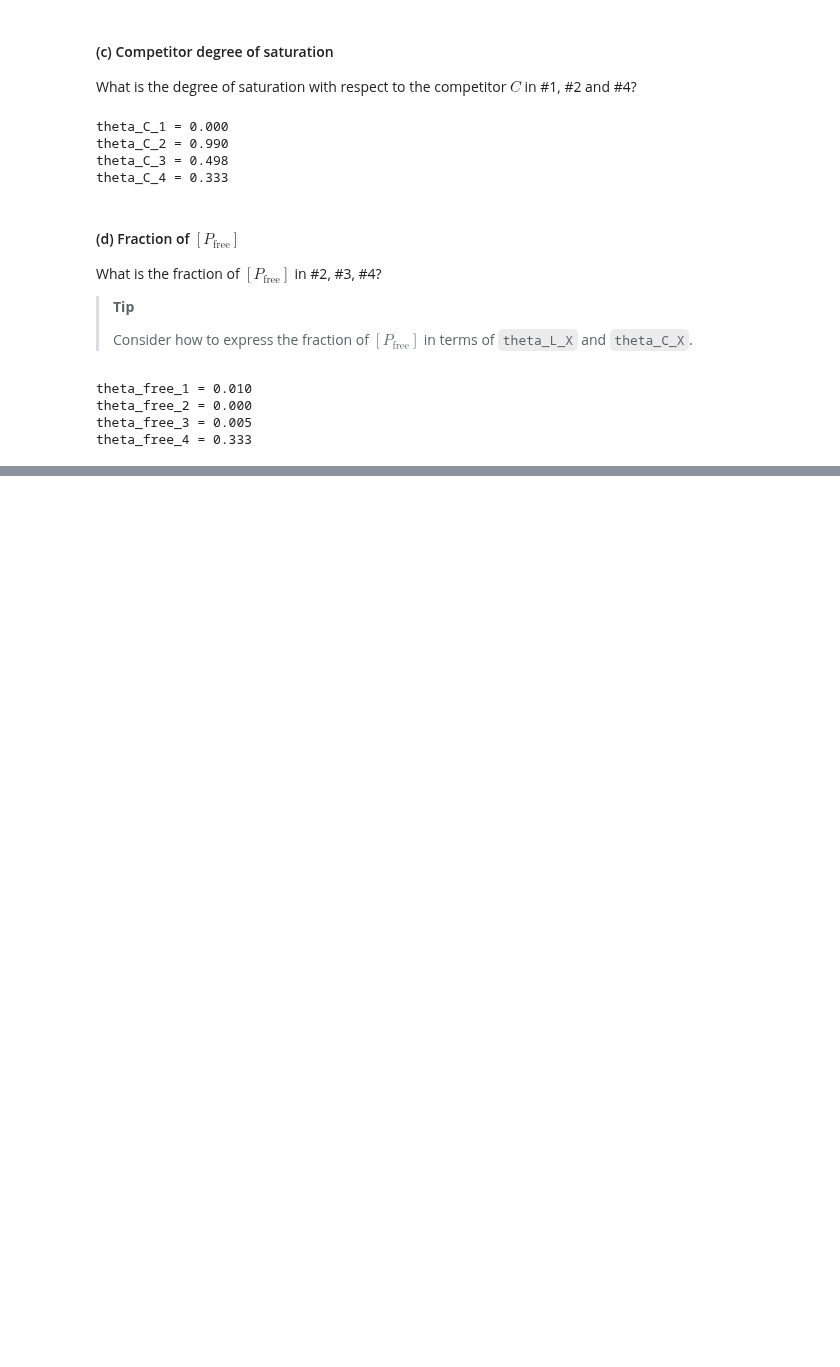
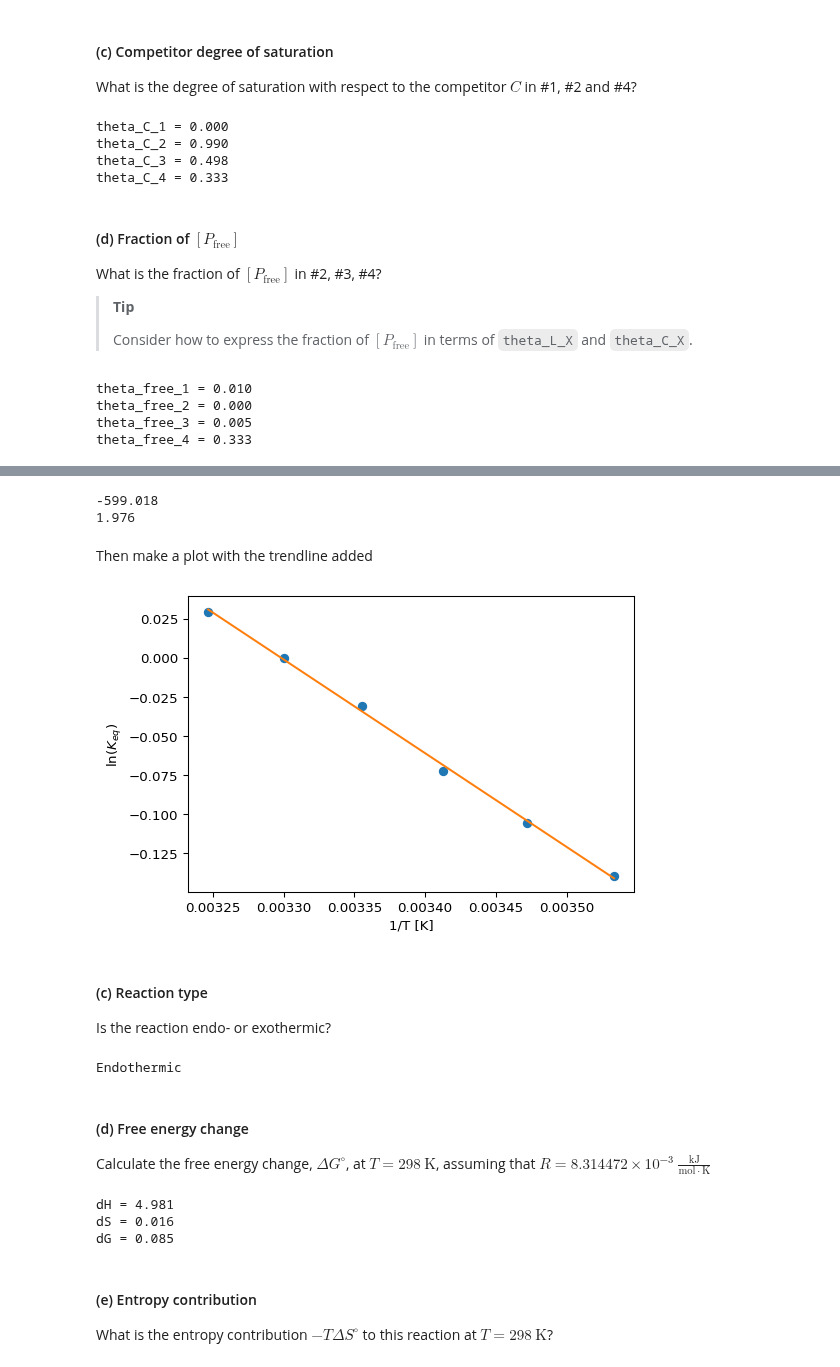
Before and after one commit to au-mbg/fysisk-biokemi, a Jupyter notebook: built_notebooks/master/week_46.ipynb, the cells around one changed output, grey strips where cells are left out. Drawn from its saved outputs; the diff is of its cells as text; code cells hidden in the pictures; blank space fills up the shorter version.

```diff
--- a/built_notebooks/master/week_46.ipynb
+++ b/built_notebooks/master/week_46.ipynb
@@ -1021,0 +1167,60 @@ theta_free_4 = 0.333
+# %%
+def vant_hoff(T, a, b):
+    return a * T + b
+# %%
+popt, pcov = curve_fit(vant_hoff, df['1/T'], df['ln_Keq'])
+a, b = popt
+
+print(f"{a:.3f}")
+print(f"{b:.3f}")
+# %% [output]
+-599.018
+1.976
+# %% [markdown]
+Then make a plot with the trendline added
+# %%
+fig, ax = plt.subplots(figsize=(6, 4))
+T_trend = np.array([df['1/T'].min(), df['1/T'].max()])
+
+ax.plot(df['1/T'], df['ln_Keq'], 'o')
+ax.plot(T_trend, vant_hoff(T_trend, a, b))
+
+ax.set_xlabel('1/T [K]')
+ax.set_ylabel('$\ln(K_{eq})$')
+plt.show()
+# %% [output]
+[figure, added]
+# %% [markdown]
+#### (c) Reaction type
+
+Is the reaction endo- or exothermic?
+# %%
+print("Endothermic")
+# %% [output]
+Endothermic
+# %% [markdown]
+#### (d) Free energy change
+
+Calculate the free energy change, $\Delta G^\circ$, at
+$T = 298 \ \mathrm{K}$, assuming that
+$R = 8.314472 \times 10^{-3} \ \frac{\mathrm{kJ}}{\mathrm{mol}\cdot\mathrm{K}}$
+# %%
+R = 8.314472 * 10**(-3)
+T = 298
+
+dH = -R * a
+dS = R * b
+dG = dH - T * dS
+
+print(f"{dH = :.3f}")
+print(f"{dS = :.3f}")
+print(f"{dG = :.3f}")
+# %% [output]
+dH = 4.981
+dS = 0.016
+dG = 0.085
+# %% [markdown]
+#### (e) Entropy contribution
+
+What is the entropy contribution $-T\Delta S^\circ$ to this reaction at
+$T = 298 \ \mathrm{K}$?
```
Also changed, not shown: parts of 37 cells of this notebook, 11 other files.
